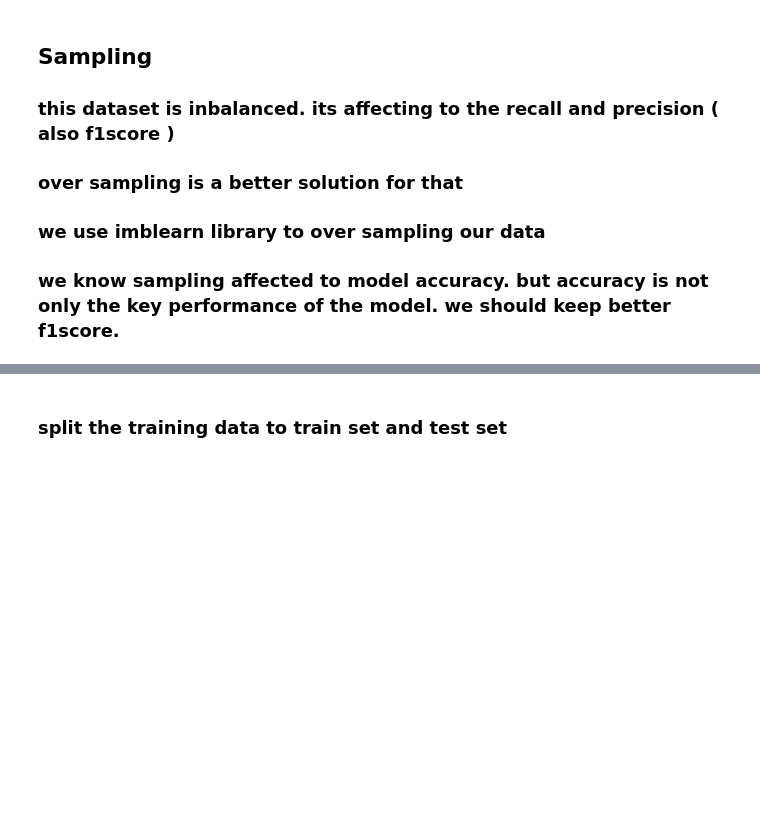
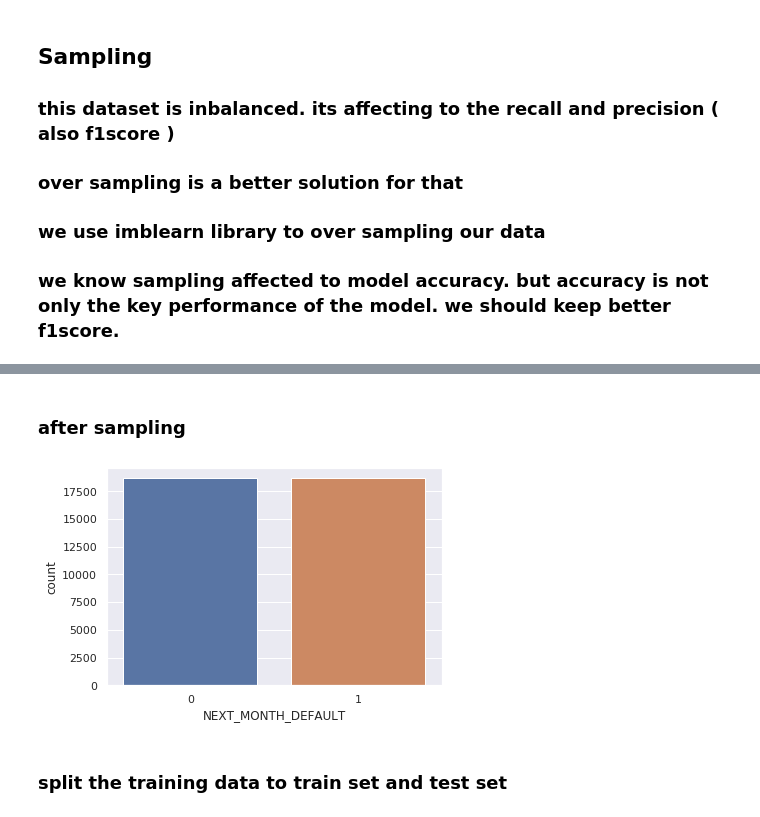
Before and after one commit to shashimalcse/Data-Storm-1.0, a Jupyter notebook: datastorm.ipynb, the cells around one changed output, grey strips where cells are left out. Saved outputs shown, nothing was run; the diff lists cells and outputs as text; code cells hidden in the pictures; blank space fills up the shorter version.

```diff
--- a/datastorm.ipynb
+++ b/datastorm.ipynb
@@ -125,3 +134,9 @@ Using TensorFlow backend.
+# %% [markdown]
+### after sampling
+# %%
+ax = sns.countplot(x="NEXT_MONTH_DEFAULT", data=y_resampled.to_frame())
+# %% [output]
+[figure, added]
 # %% [markdown]
 ###  split the training data to train set and test set
 # %%
```
Also changed, not shown: parts of 11 cells of this notebook.
